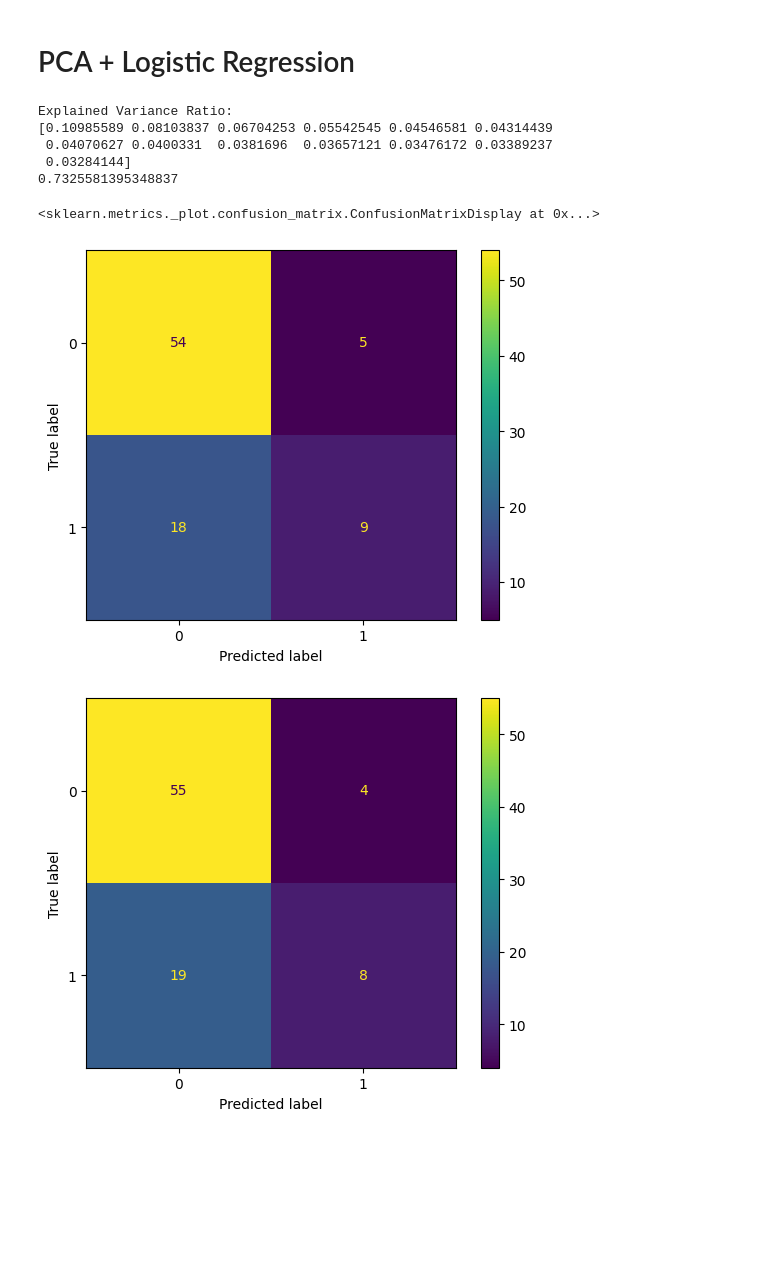
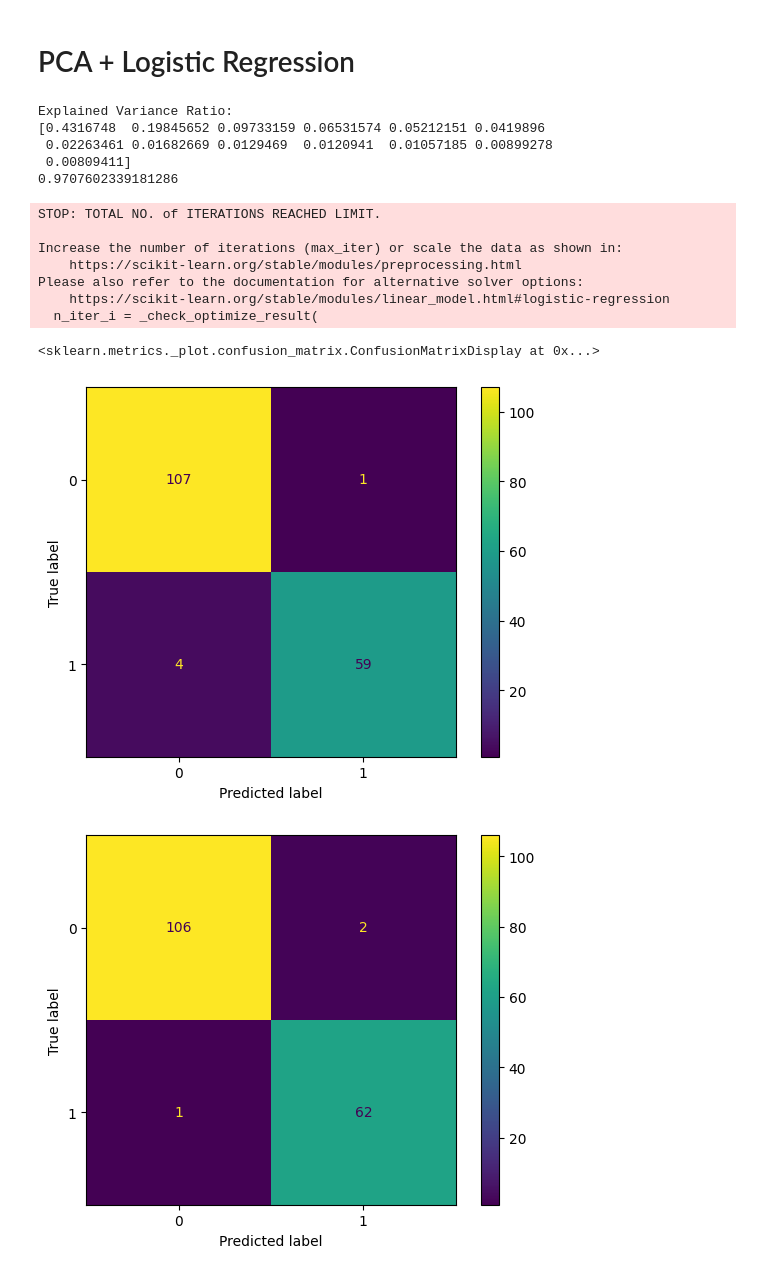
Before and after one commit to Acheedella1/Final-Project, a Jupyter notebook: Preprocessing/models.ipynb, the cells around one changed output. Saved outputs shown, nothing was run; the diff lists cells and outputs as text; code cells hidden in the pictures; blank space fills up the shorter version.

```diff
--- a/Preprocessing/models.ipynb
+++ b/Preprocessing/models.ipynb
@@ -76,6 +76,7 @@ class_labels = LabelEncoder()
 brecan_df= pd.get_dummies(X[columns])
 X_train, X_test, y_train, y_test = train_test_split(X, y, test_size=0.3, random_state=42)
 X_encoded = pd.get_dummies(X)
+X_with_score = calculate_cancer_score(X_encoded)
 
 X_train, X_test, y_train, y_test = train_test_split(X, y, test_size=0.3, random_state=42)
 # %% [markdown]
@@ -154,48 +155,53 @@ from sklearn.preprocessing import StandardScaler, LabelEncoder
 from sklearn.decomposition import PCA
 from sklearn.metrics import ConfusionMatrixDisplay
 #had to do a new split bc old one didn't drop the cancer_score columns
-
-# Encoding categorical columns using LabelEncoder (example: 'High', 'Low' -> 1, 0)
 label_encoder = LabelEncoder()
-# Assuming the column 'cancer_risk_category' has categorical values that need encoding
-X_with_score['cancer_risk'] = label_encoder.fit_transform(X_with_score['cancer_risk'])
+y_encoded = label_encoder.fit_transform(y)
+X_with_score = X_with_score.reset_index(drop=True)
 
 # Perform train/test split
 X_train, X_test, y_train, y_test = train_test_split(
     X_with_score.drop(['cancer_score', 'cancer_risk'], axis=1, errors='ignore'),
     y_encoded,
     test_size=0.3,
     random_state=42
 )
 
 scaler = StandardScaler()
 X_train_scaled = scaler.fit_transform(X_train)
 X_test_scaled = scaler.transform(X_test)
 pca = PCA(n_components=13)
 X_train_pca = pca.fit_transform(X_train_scaled)
 X_test_pca = pca.transform(X_test_scaled)
 explained_variance = pca.explained_variance_ratio_
 print("\nExplained Variance Ratio:")
 print(explained_variance)
 
 # Logistic Regression
 from sklearn.linear_model import LogisticRegression
-model = LogisticRegression(random_state=42).fit(X_train, y_train.ravel())  # Added .ravel() to y_train
+model = LogisticRegression(random_state=42).fit(X_train, y_train.ravel())
 y_predicted = model.predict(X_test)
 
 print(model.score(X_test, y_test))
 from sklearn.metrics import ConfusionMatrixDisplay
 ConfusionMatrixDisplay.from_predictions(y_test, y_predicted)
-model = LogisticRegression(random_state=42).fit(X_train_pca, y_train.ravel())  # Added .ravel() to y_train
+model = LogisticRegression(random_state=42).fit(X_train_pca, y_train.ravel())
 model.score(X_test_pca, y_test)
 from sklearn.metrics import ConfusionMatrixDisplay
 ConfusionMatrixDisplay.from_estimator(model, X_test_pca, y_test)
 # %% [output]
 Explained Variance Ratio:
-[0.10985589 0.08103837 0.06704253 0.05542545 0.04546581 0.04314439
- 0.04070627 0.0400331  0.0381696  0.03657121 0.03476172 0.03389237
- 0.03284144]
-0.7325581395348837
+[0.4316748  0.19845652 0.09733159 0.06531574 0.05212151 0.0419896
+ 0.02263461 0.01682669 0.0129469  0.0120941  0.01057185 0.00899278
+ 0.00809411]
+0.9707602339181286
-<sklearn.metrics._plot.confusion_matrix.ConfusionMatrixDisplay at 0x...>
+STOP: TOTAL NO. of ITERATIONS REACHED LIMIT.
+
+Increase the number of iterations (max_iter) or scale the data as shown in:
+    https://scikit-learn.org/stable/modules/preprocessing.html
+Please also refer to the documentation for alternative solver options:
+    https://scikit-learn.org/stable/modules/linear_model.html#logistic-regression
+  n_iter_i = _check_optimize_result(
+<sklearn.metrics._plot.confusion_matrix.ConfusionMatrixDisplay at 0x...>
-[figure, old version]
+[figure, new version]
-[figure, old version]
+[figure, new version]
```
